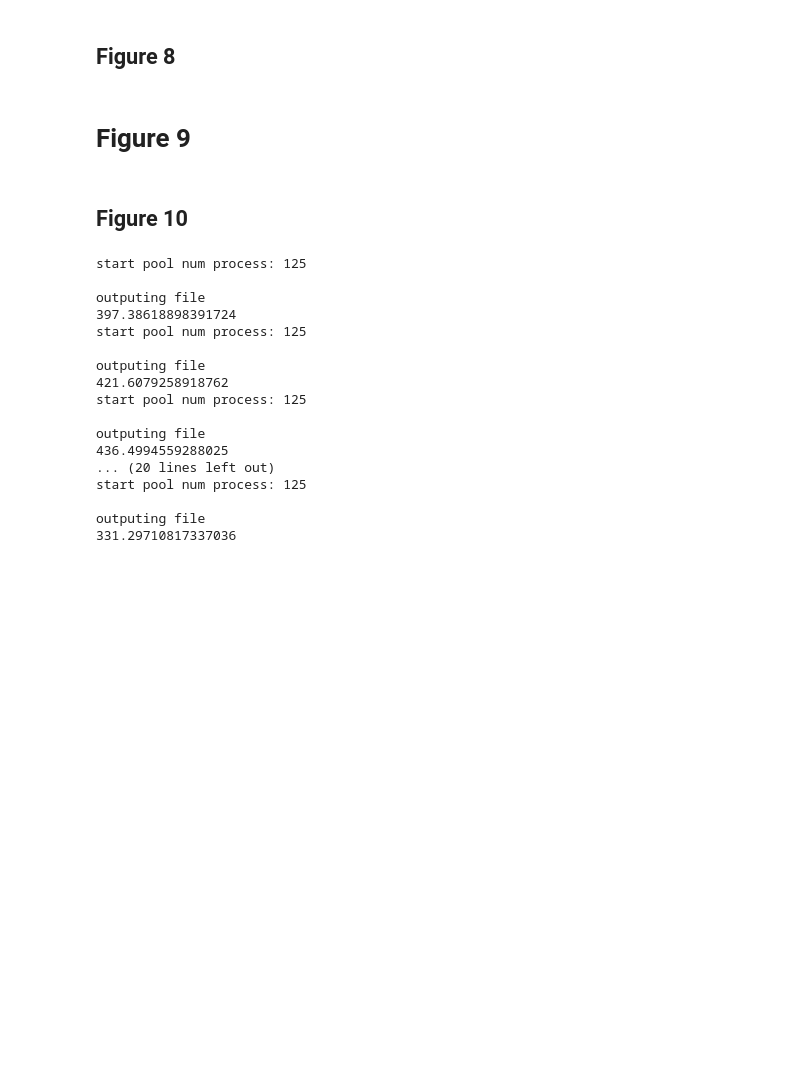
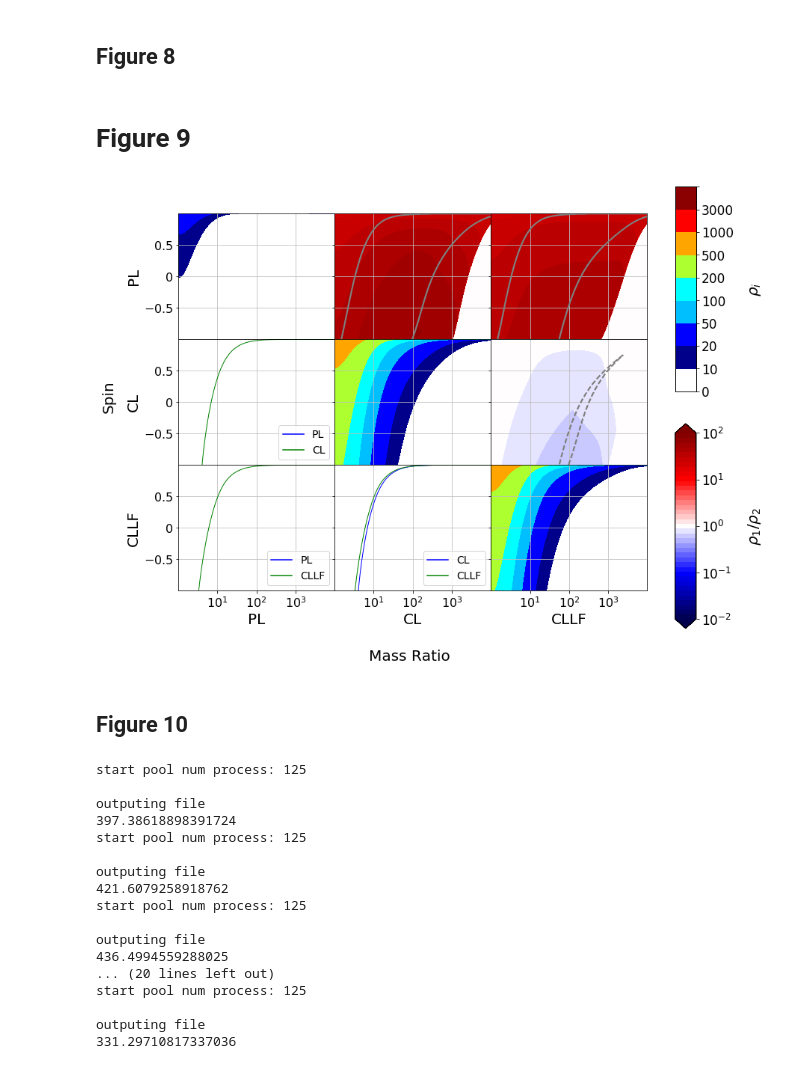
Before and after one commit to mikekatz04/BOWIE, a Jupyter notebook: paper_plots.ipynb, the cells around one changed output. Drawn from its saved outputs; the diff is of its cells as text; code cells hidden in the pictures; blank space fills up the shorter version.

```diff
--- a/paper_plots.ipynb
+++ b/paper_plots.ipynb
@@ -952,6 +952,7 @@ figure_9_dict = {
 
         "SNR_CUT": 5.0,
         "file_name": "M8_z5_temp.hdf5",
+
 
         "x_column_label": "q",
         "y_column_label": "s",
@@ -1042,7 +1043,7 @@ figure_9_dict = {
             "legend":
                 {
                 "labels": ["PL", "CL"],
-                "loc": "lower left",
+                "loc": "lower right",
                 "size":14,
                 "ncol": 1
                 },
@@ -1059,38 +1060,40 @@ figure_9_dict = {
             "legend":
                 {
                 "labels": ["PL", "CLLF"],
-                "loc": "lower left",
+                "loc": "lower right",
                 "size":14,
                 "ncol": 1
                 },
             "extra":
                 {
                 "snr_contour_value":1e2
                 }
             },
         "7":{
             "indices": [4,8],
             "type": "Horizon",
             "label":
                 {"xlabel":"CL"},
             "legend":
                 {
                 "labels": ["CL", "CLLF"],
-                "loc": "lower left",
+                "loc": "lower right",
                 "size":14,
                 "ncol": 1
                 },
             "extra":
                 {
                 "snr_contour_value":1e2
                 }
             }
         }
     }
 
 fig, ax = plot_main(figure_9_dict, return_fig_ax=True)
 for i in [6,7,8]:
     ax[i].set_xticklabels([r'$10^{%i}$'%j for j in np.arange(1,4)])
+# %% [output]
+[figure, added]
 # %% [markdown]
 ## Figure 10
 # %%
```
Also changed, not shown: parts of 1 cell of this notebook, 4 other files.
